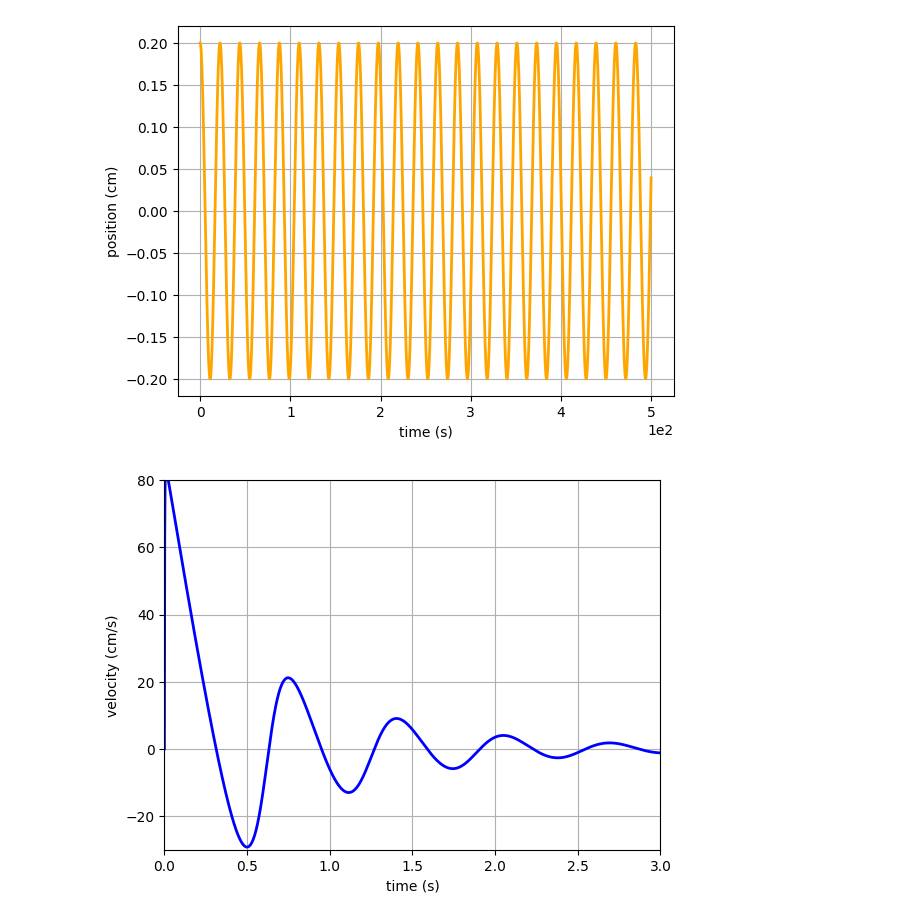
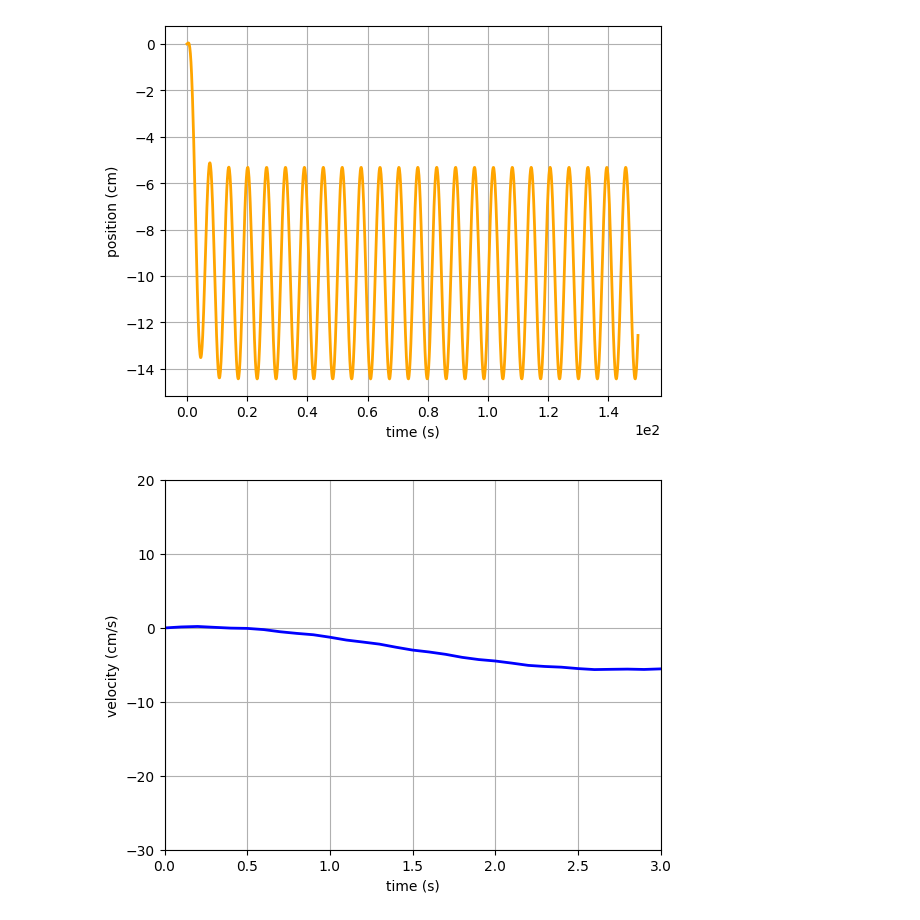
Before and after one commit to ShounakDas101/multibody, a Jupyter notebook: mind_ODE.ipynb, the cells around one changed output. Cells and saved outputs as stored; diff of their text form; code cells hidden in the pictures.

```diff
--- a/mind_ODE.ipynb
+++ b/mind_ODE.ipynb
@@ -32,0 +63,4 @@ b = 0.05 # m/s
+# %%
+t = np.arange(1.5*np.pi,2.5*np.pi,0.01)   # start,stop,step
+y =   a*(1-np.cos(t))
+z =   a*(1-np.cos(t)) + f*a*(1-np.cos(t)*np.cos(n*t))-b*t
@@ -47,26 +88,29 @@ def mind_derivatives(x, t):
+# %%
+def coupled_osc(x, t):
+    return  [x[1], -a*np.sin(t) -b*x[1] +f*a*np.sin(t)*np.cos(n*t) + f*a*np.cos(t)*np.sin(n*t)+c*np.cos(t)]
 # %%
 # Next, we create an array of the desired times for the solution.
-time = np.arange(0, 500, 10e-2)
+time = np.arange(0, 150, 10e-2)
 # %%
-position, velocity = odeint(mind_derivatives, [2e-3, 0], time).T
+position, velocity = odeint(coupled_osc, [2e-3, 0], time).T
 # %%
 # A plot of the fluid height (position) inside the straw as a function of time.
-plt.plot(time, position*100, 'orange', linewidth = 2)
+plt.plot(time, position, 'orange', linewidth = 2)
 plt.xlabel('time (s)')
 plt.ylabel('position (cm)')
 plt.ticklabel_format(style='sci', axis='x', scilimits=(0,0))
 plt.grid(True)
 # %% [output]
-[figure, old version]
+[figure, new version]
 # %%
 # A plot of the fluid velcoity as a function of time.
-plt.plot(time, velocity*100, 'blue', linewidth = 2)
+plt.plot(time, velocity, 'blue', linewidth = 2)
 plt.xlabel('time (s)')
 plt.ylabel('velocity (cm/s)')
 plt.ticklabel_format(style='sci', axis='x', scilimits=(0,0))
 plt.grid(True)
-plt.axis((0, 3, -30, 80));
+plt.axis((0, 3, -30, 20));
 # %% [output]
-[figure, old version]
+[figure, new version]
 # %%
 # acceleration vs. time
```
Also changed, not shown: parts of 14 cells of this notebook.
